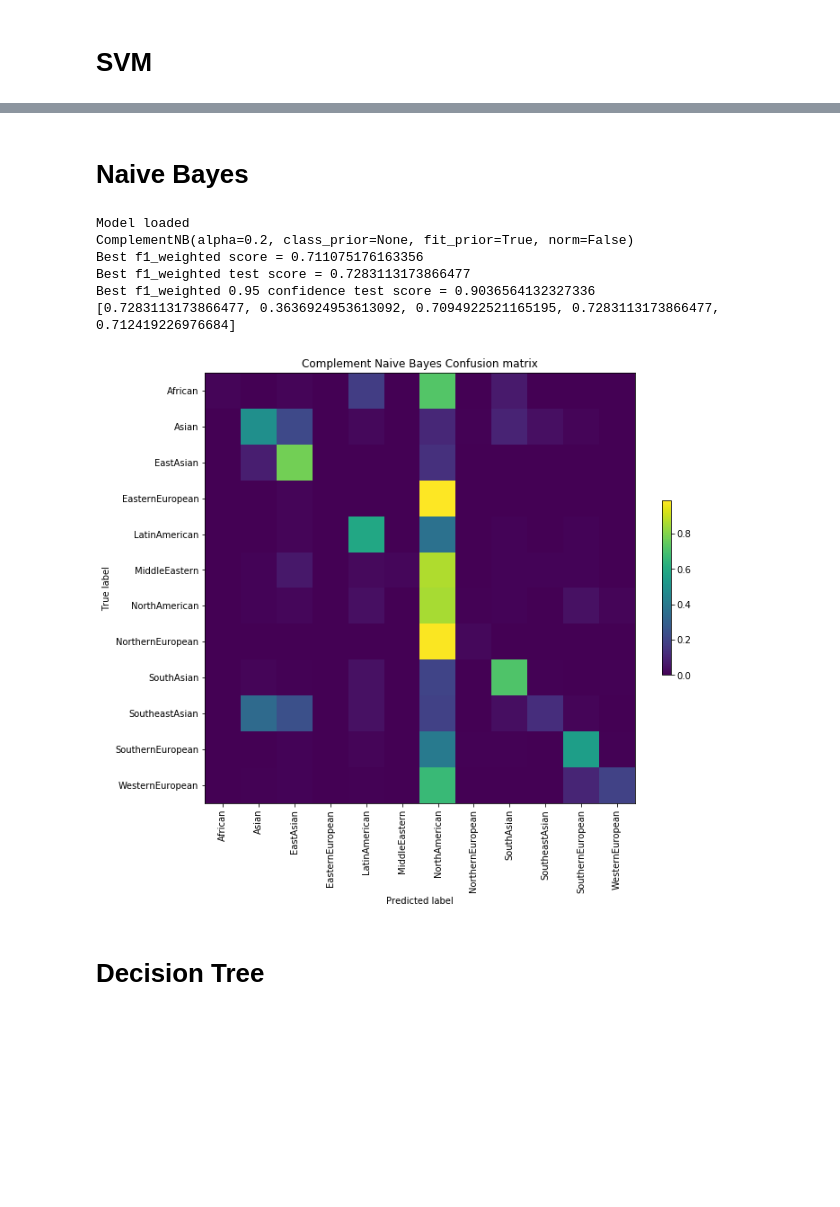
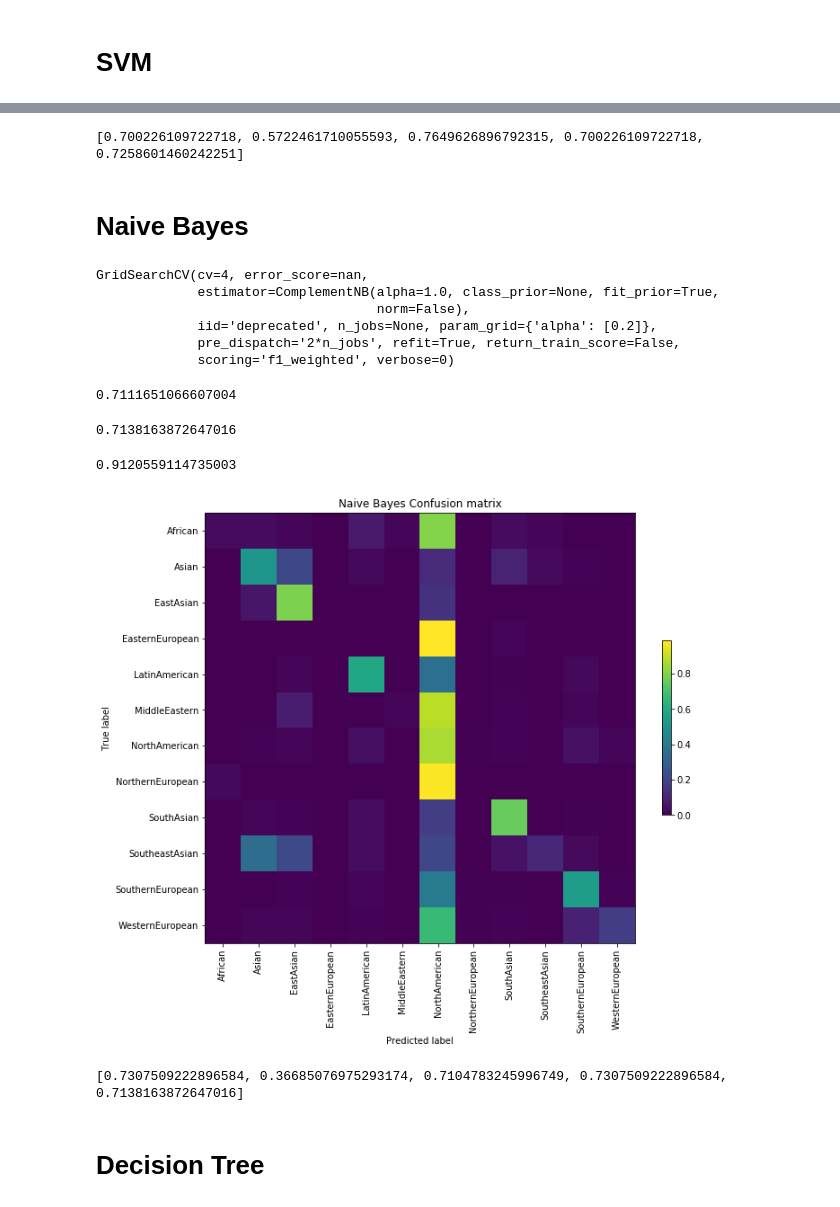
Before and after one commit to catherning/food_recipe_gen, a Jupyter notebook: cuisine_classification/ML_classification.ipynb, the cells around one changed output, grey strips where cells are left out. Drawn from its saved outputs; the diff is of its cells as text; code cells hidden in the pictures; blank space fills up the shorter version.

```diff
--- a/cuisine_classification/ML_classification.ipynb
+++ b/cuisine_classification/ML_classification.ipynb
@@ -238,14 +287,50 @@ Best f1_weighted 0.95 confidence test score = 0.968421052631579
+# %%
+res=[accuracy_score(y_test,y_pred),balanced_accuracy_score(y_test,y_pred),precision_score(y_test,y_pred,average='weighted'),recall_score(y_test,y_pred,average='weighted'),f1_score(y_test,y_pred,average='weighted')]
+
+with open(results_file,"a", newline='') as f:
+    writer = csv.writer(f, delimiter=';')
+    writer.writerow(["svm",clf3.best_estimator_,clf3.best_score_,threshold,proba_score]+res)
+
+print(res)
+# %% [output]
+[0.700226109722718, 0.5722461710055593, 0.7649626896792315, 0.700226109722718, 0.7258601460242251]
 # %% [markdown]
 # Naive Bayes
 # %%
 parameters = {'alpha':[0.2,]}#[i*0.2 for i in range(1,5)]}
+# sorted(sklearn.metrics.SCORERS.keys())
+scoring = 'f1_weighted'
+bayes = ComplementNB()
 
-trainEvalModel(ComplementNB(),"Complement Naive Bayes",parameters)
+try:
+    clf4 = load("naive_bayes.joblib")
+except FileNotFoundError:
+    clf4 = GridSearchCV(bayes, parameters, cv=4,scoring=scoring)
+
+clf4.fit(X_train, y_train)
+dump(clf4,"naive_bayes.joblib")
 # %% [output]
-Model loaded
-ComplementNB(alpha=0.2, class_prior=None, fit_prior=True, norm=False)
-Best f1_weighted score = 0.711075176163356
-Best f1_weighted test score = 0.7283113173866477
-Best f1_weighted 0.95 confidence test score = 0.9036564132327336
-[0.7283113173866477, 0.3636924953613092, 0.7094922521165195, 0.7283113173866477, 0.712419226976684]
+GridSearchCV(cv=4, error_score=nan,
+             estimator=ComplementNB(alpha=1.0, class_prior=None, fit_prior=True,
+                                    norm=False),
+             iid='deprecated', n_jobs=None, param_grid={'alpha': [0.2]},
+             pre_dispatch='2*n_jobs', refit=True, return_train_score=False,
+             scoring='f1_weighted', verbose=0)
-[figure, removed]
+# %%
+clf4.best_score_
+# %% [output]
+0.7111651066607004
+# %%
+clf4.score(X_test,y_test)
+# %% [output]
+0.7138163872647016
+# %%
+proba_score = threshold_classification(clf4,X_test,y_test,threshold=threshold)
+proba_score
+# %% [output]
+0.9120559114735003
+# %%
+y_pred = clf4.predict(X_test)
+confusion_matrix_plot(y_pred, y_test,os.path.join(RESULTS_FOLDER,'naive_bayes.png'),"Naive Bayes")
+# %% [output]
+[figure, added]
@@ -252,2 +339,12 @@ Best f1_weighted 0.95 confidence test score = 0.9036564132327336
+# %%
+res=[accuracy_score(y_test,y_pred),balanced_accuracy_score(y_test,y_pred),precision_score(y_test,y_pred,average='weighted'),recall_score(y_test,y_pred,average='weighted'),f1_score(y_test,y_pred,average='weighted')]
+
+with open(results_file,"a", newline='') as f:
+    writer = csv.writer(f, delimiter=';')
+    writer.writerow(["naive bayes",clf4.best_estimator_,clf4.best_score_,threshold,proba_score]+res)
+
+print(res)
+# %% [output]
+[0.7307509222896584, 0.36685076975293174, 0.7104783245996749, 0.7307509222896584, 0.7138163872647016]
 # %% [markdown]
 # Decision Tree
```
Also changed, not shown: parts of 60 cells of this notebook, 8 other files.
